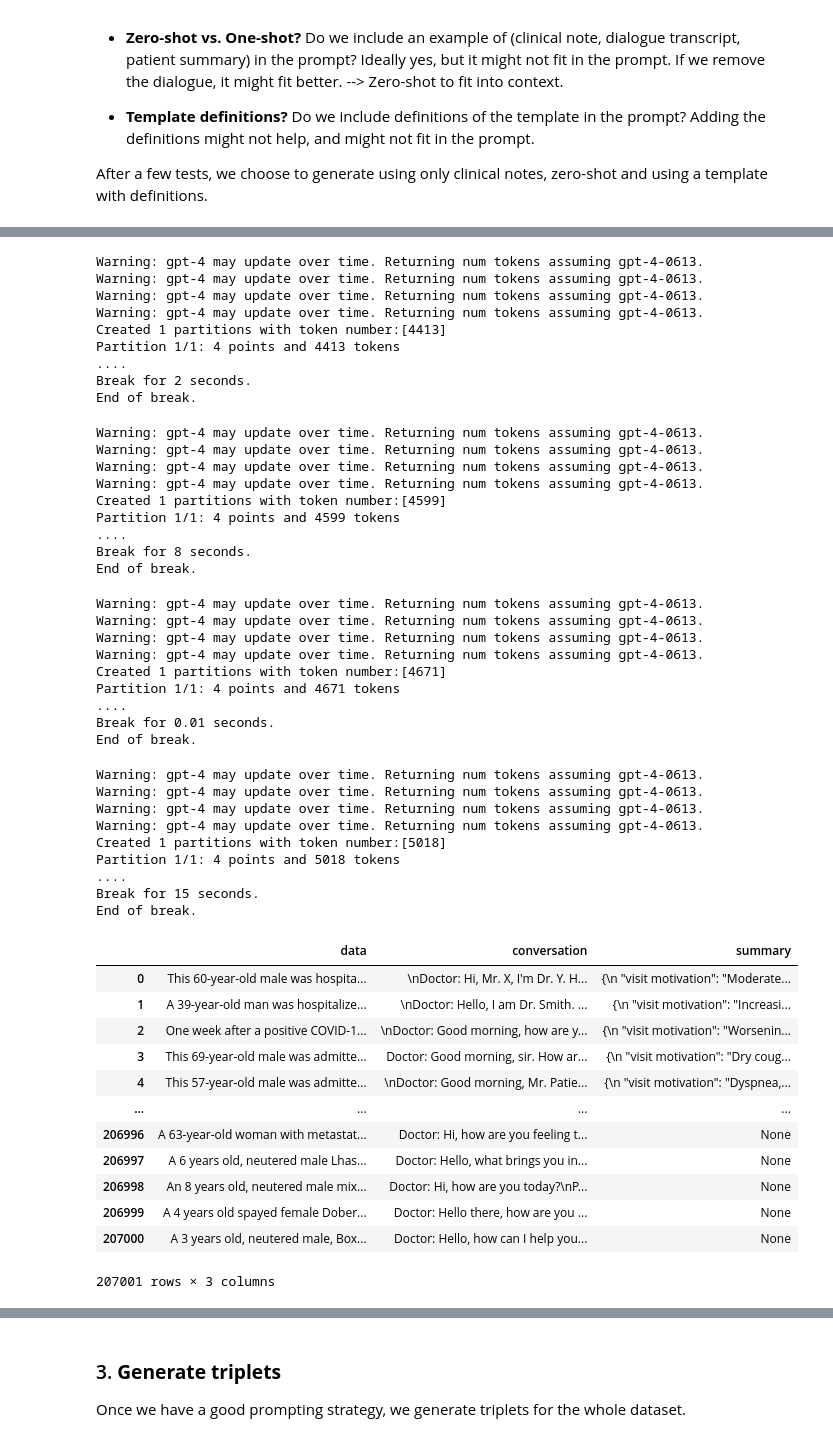
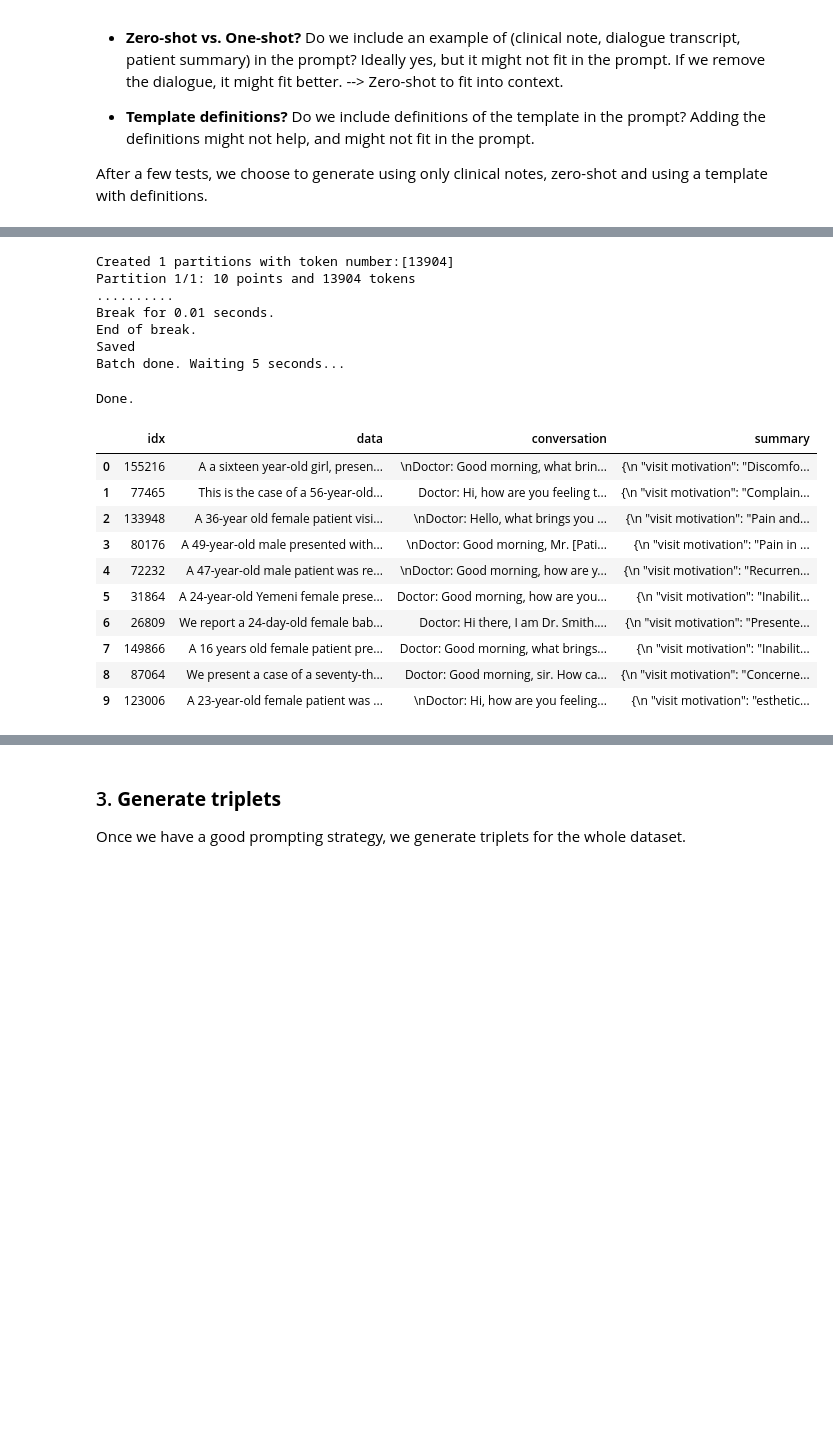
Before and after one commit to EPFL-IC-Make-Team/medinote, a Jupyter notebook: generation.ipynb, the cells around one changed output, grey strips where cells are left out. Saved outputs shown, nothing was run; the diff lists cells and outputs as text; code cells hidden in the pictures; blank space fills up the shorter version.

```diff
--- a/generation.ipynb
+++ b/generation.ipynb
@@ -141,7 +150,7 @@ template_def
 # %%
-model = 'gpt-4' #for token count only
+model = 'gpt-4-1106-preview' #for token count only
 template_path = 'generation/templates/template_definitions.json'
 instruction_path = 'generation/instructions/instructions.txt'
-data_path = 'data/NoteChat.jsonl'
-save_path = 'generation/summaries.jsonl'
+data_path = 'data/NoteChat_sorted.jsonl'
+save_path = 'generation/summaries_testv3.jsonl'
 keys_path = 'generation/keys.json'
@@ -163,64 +157,34 @@ notechat.to_json('data/NoteChat.jsonl', orient='records', lines=True)
 # %%
 extract(
     model,
     template_path,
     instruction_path,
     data_path,
     save_path,
-    keys_path=keys_path,
     use_notes=True,
     use_dialogues=False,
-    batch_size=4)
+    batch_size=10,
+    nb_to_generate =10)
 # %% [output]
-Warning: gpt-4 may update over time. Returning num tokens assuming gpt-4-0613.
-Warning: gpt-4 may update over time. Returning num tokens assuming gpt-4-0613.
-Warning: gpt-4 may update over time. Returning num tokens assuming gpt-4-0613.
-Warning: gpt-4 may update over time. Returning num tokens assuming gpt-4-0613.
-Created 1 partitions with token number:[4413]
-Partition 1/1: 4 points and 4413 tokens
-....
-Break for 2 seconds.
+Created 1 partitions with token number:[13904]
+Partition 1/1: 10 points and 13904 tokens
+..........
+Break for 0.01 seconds.
 End of break.
+Saved
+Batch done. Waiting 5 seconds...
-Warning: gpt-4 may update over time. Returning num tokens assuming gpt-4-0613.
-Warning: gpt-4 may update over time. Returning num tokens assuming gpt-4-0613.
-Warning: gpt-4 may update over time. Returning num tokens assuming gpt-4-0613.
-Warning: gpt-4 may update over time. Returning num tokens assuming gpt-4-0613.
-Created 1 partitions with token number:[4599]
-Partition 1/1: 4 points and 4599 tokens
-....
-Break for 8 seconds.
-End of break.
+Done.
-Warning: gpt-4 may update over time. Returning num tokens assuming gpt-4-0613.
-Warning: gpt-4 may update over time. Returning num tokens assuming gpt-4-0613.
-Warning: gpt-4 may update over time. Returning num tokens assuming gpt-4-0613.
-Warning: gpt-4 may update over time. Returning num tokens assuming gpt-4-0613.
-Created 1 partitions with token number:[4671]
-Partition 1/1: 4 points and 4671 tokens
-....
-Break for 0.01 seconds.
-End of break.
-Warning: gpt-4 may update over time. Returning num tokens assuming gpt-4-0613.
-Warning: gpt-4 may update over time. Returning num tokens assuming gpt-4-0613.
-Warning: gpt-4 may update over time. Returning num tokens assuming gpt-4-0613.
-Warning: gpt-4 may update over time. Returning num tokens assuming gpt-4-0613.
-Created 1 partitions with token number:[5018]
-Partition 1/1: 4 points and 5018 tokens
-....
-Break for 15 seconds.
-End of break.
-|  | data | conversation | summary |
-| 0 | This 60-year-old male was hospita... | \nDoctor: Hi, Mr. X, I'm Dr. Y. H... | {\n "visit motivation": "Moderate... |
-| 1 | A 39-year-old man was hospitalize... | \nDoctor: Hello, I am Dr. Smith. ... | {\n "visit motivation": "Increasi... |
-| 2 | One week after a positive COVID-1... | \nDoctor: Good morning, how are y... | {\n "visit motivation": "Worsenin... |
-| 3 | This 69-year-old male was admitte... | Doctor: Good morning, sir. How ar... | {\n "visit motivation": "Dry coug... |
-| 4 | This 57-year-old male was admitte... | \nDoctor: Good morning, Mr. Patie... | {\n "visit motivation": "Dyspnea,... |
-| ... | ... | ... | ... |
-| 206996 | A 63-year-old woman with metastat... | Doctor: Hi, how are you feeling t... | None |
-| 206997 | A 6 years old, neutered male Lhas... | Doctor: Hello, what brings you in... | None |
-| 206998 | An 8 years old, neutered male mix... | Doctor: Hi, how are you today?\nP... | None |
-| 206999 | A 4 years old spayed female Dober... | Doctor: Hello there, how are you ... | None |
-| 207000 | A 3 years old, neutered male, Box... | Doctor: Hello, how can I help you... | None |
+|  | idx | data | conversation | summary |
+| 0 | 155216 | A a sixteen year-old girl, presen... | \nDoctor: Good morning, what brin... | {\n "visit motivation": "Discomfo... |
+| 1 | 77465 | This is the case of a 56-year-old... | Doctor: Hi, how are you feeling t... | {\n "visit motivation": "Complain... |
+| 2 | 133948 | A 36-year old female patient visi... | \nDoctor: Hello, what brings you ... | {\n "visit motivation": "Pain and... |
+| 3 | 80176 | A 49-year-old male presented with... | \nDoctor: Good morning, Mr. [Pati... | {\n "visit motivation": "Pain in ... |
+| 4 | 72232 | A 47-year-old male patient was re... | \nDoctor: Good morning, how are y... | {\n "visit motivation": "Recurren... |
+| 5 | 31864 | A 24-year-old Yemeni female prese... | Doctor: Good morning, how are you... | {\n "visit motivation": "Inabilit... |
+| 6 | 26809 | We report a 24-day-old female bab... | Doctor: Hi there, I am Dr. Smith.... | {\n "visit motivation": "Presente... |
+| 7 | 149866 | A 16 years old female patient pre... | Doctor: Good morning, what brings... | {\n "visit motivation": "Inabilit... |
+| 8 | 87064 | We present a case of a seventy-th... | Doctor: Good morning, sir. How ca... | {\n "visit motivation": "Concerne... |
+| 9 | 123006 | A 23-year-old female patient was ... | \nDoctor: Hi, how are you feeling... | {\n "visit motivation": "esthetic... |
-207001 rows × 3 columns
 # %%
 # Show sample results
 summaries = pd.read_json(save_path, lines=True)
```
Also changed, not shown: parts of 6 cells of this notebook, 5 other files.
